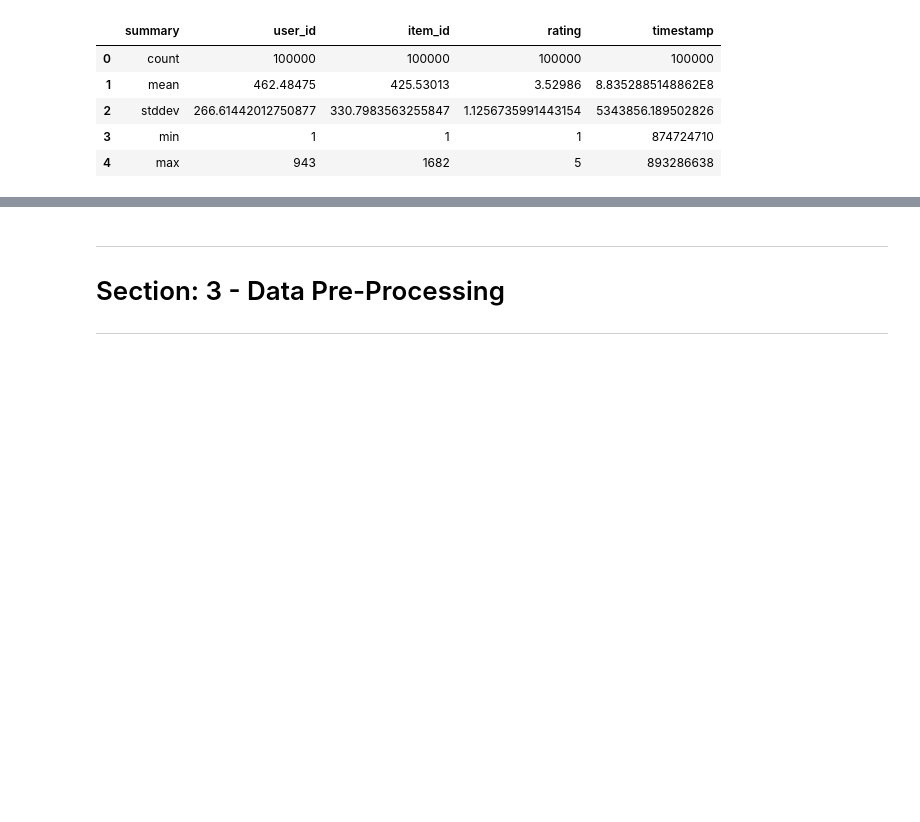
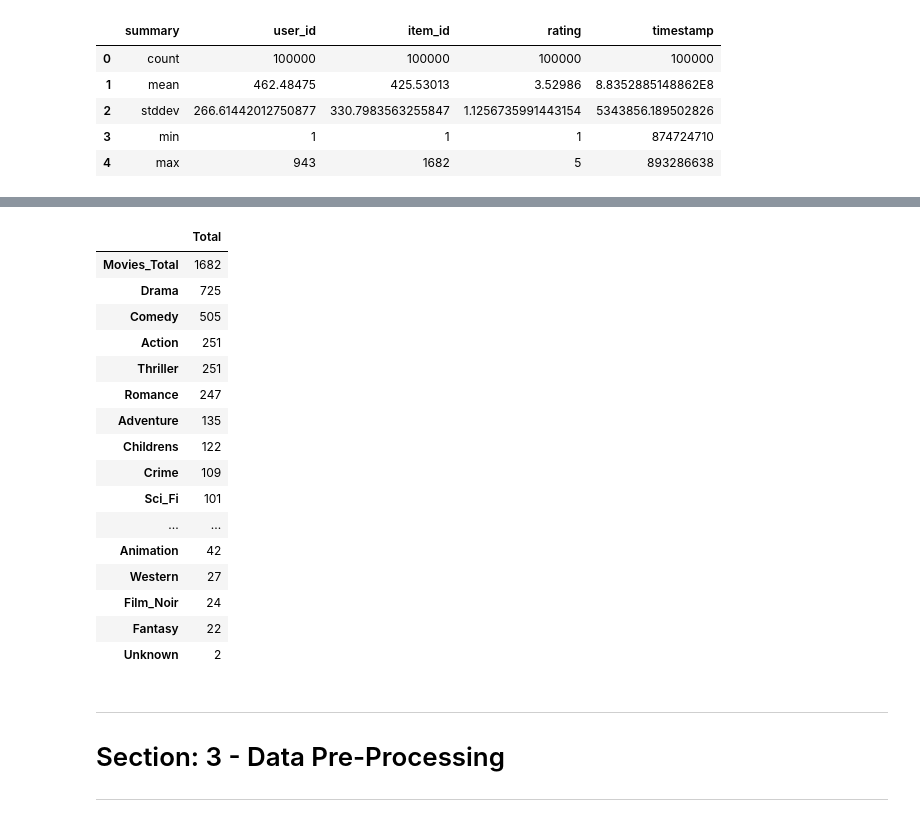
Before and after one commit to j-hay-214/osu-gradtda-5622-sp25, a Jupyter notebook: _site/course_materials/hw/5/Hay_Jarrod_HW5.ipynb, the cells around one changed output, grey strips where cells are left out. Saved outputs shown, nothing was run; the diff lists cells and outputs as text; code cells hidden in the pictures; blank space fills up the shorter version.

```diff
--- a/_site/course_materials/hw/5/Hay_Jarrod_HW5.ipynb
+++ b/_site/course_materials/hw/5/Hay_Jarrod_HW5.ipynb
@@ -243,23 +232,56 @@ item_df_desc = (item_df
 # %%
-"unknown_tot"),
-         SqlF.sum('Action').alias("action_tot"),
-         SqlF.sum('Adventure').alias("adv_tot"),
-         SqlF.sum('Animation').alias("anim_tot"),
-         SqlF.sum('Childrens').alias("child_tot"),
-         SqlF.sum('Comedy').alias("com_tot"),
-         SqlF.sum('Crime').alias("action_tot"),
-         SqlF.sum('Action').alias("action_tot"),
-         SqlF.sum('Action').alias("action_tot"),
-         SqlF.sum('Action').alias("action_tot"),
-         SqlF.sum('Action').alias("action_tot"),
-         SqlF.sum('Action').alias("action_tot"),
-         SqlF.sum('Action').alias("action_tot"),
-         SqlF.sum('Action').alias("action_tot"),
-         SqlF.sum('Action').alias("action_tot"),
-         SqlF.sum('Action').alias("action_tot"),
-         SqlF.sum('Action').alias("action_tot"),
-         SqlF.sum('Action').alias("action_tot"),
-         SqlF.sum('Action').alias("action_tot"),
+# Creating new column for sum of all values within each genre column
+item_df_desc = (item_df
+    .agg(SqlF.count('movie_id').alias('Movies_Total'),
+         SqlF.sum('unknown').alias('Unknown'),
+         SqlF.sum('Action').alias('Action'),
+         SqlF.sum('Adventure').alias('Adventure'),
+         SqlF.sum('Animation').alias('Animation'),
+         SqlF.sum('Childrens').alias('Childrens'),
+         SqlF.sum('Comedy').alias('Comedy'),
+         SqlF.sum('Crime').alias('Crime'),
+         SqlF.sum('Documentary').alias('Documentary'),
+         SqlF.sum('Drama').alias('Drama'),
+         SqlF.sum('Fantasy').alias('Fantasy'),
+         SqlF.sum('Film_Noir').alias('Film_Noir'),
+         SqlF.sum('Horror').alias('Horror'),
+         SqlF.sum('Musical').alias('Musical'),
+         SqlF.sum('Mystery').alias('Mystery'),
+         SqlF.sum('Romance').alias('Romance'),
+         SqlF.sum('Sci_Fi').alias('Sci_Fi'),
+         SqlF.sum('Thriller').alias('Thriller'),
+         SqlF.sum('War').alias('War'),
+         SqlF.sum('Western').alias('Western')))
+
+# Converting the Pyspark dataframe to a pandas dataframe
+item_df_pd = item_df_desc.toPandas()
+
+# Transposing using pandas notation
+item_df_count = item_df_pd.T
+# Adding column title of 'Total'
+item_df_count.columns = ['Total']
+# Sorting the 'Total' column in descending order
+item_df_count = item_df_count.sort_values(by='Total', ascending=False)
+# Displaying resulting dataframe
+item_df_count
+# %% [output]
+|  | Total |
+| Movies_Total | 1682 |
+| Drama | 725 |
+| Comedy | 505 |
+| Action | 251 |
+| Thriller | 251 |
+| Romance | 247 |
+| Adventure | 135 |
+| Childrens | 122 |
+| Crime | 109 |
+| Sci_Fi | 101 |
+| ... | ... |
+| Animation | 42 |
+| Western | 27 |
+| Film_Noir | 24 |
+| Fantasy | 22 |
+| Unknown | 2 |
 # %%
 user_df...
 # %% [markdown]
```
Also changed, not shown: parts of 1 cell of this notebook.
